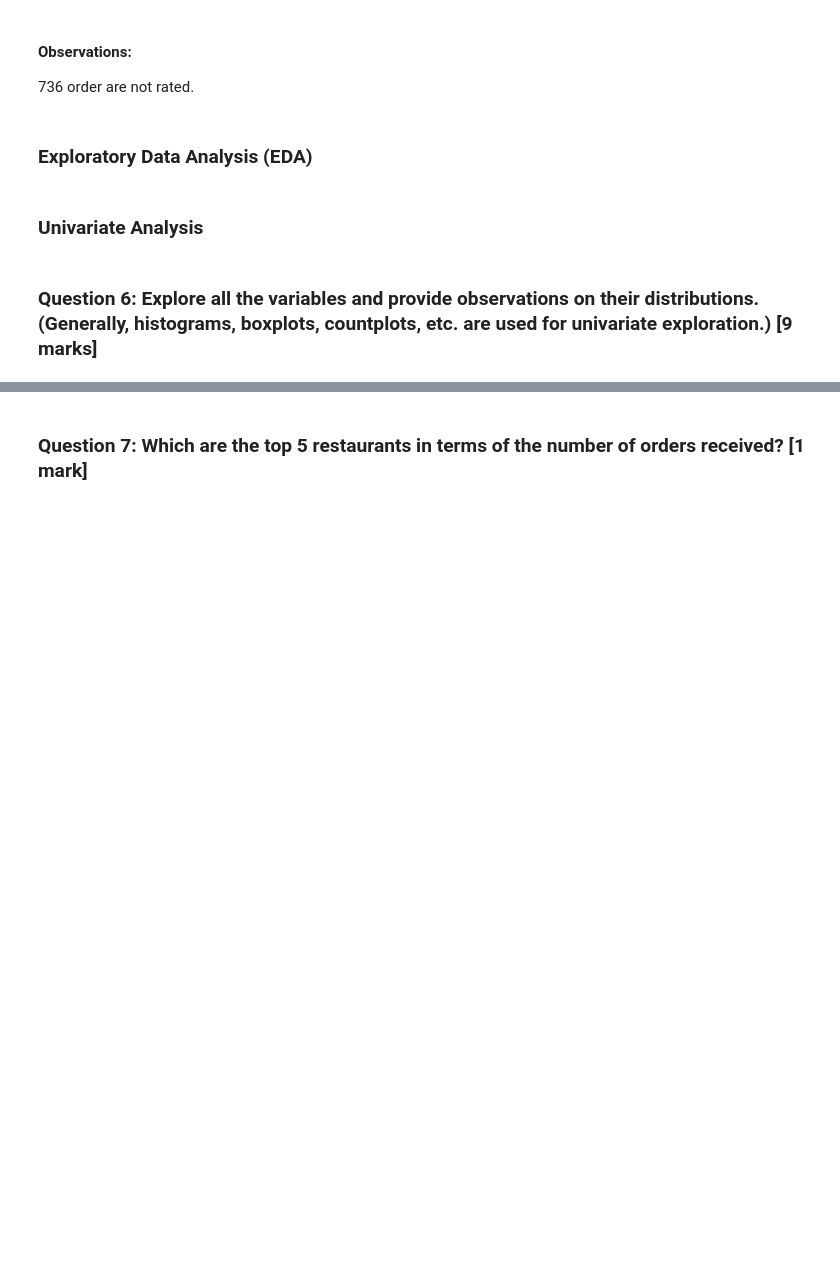
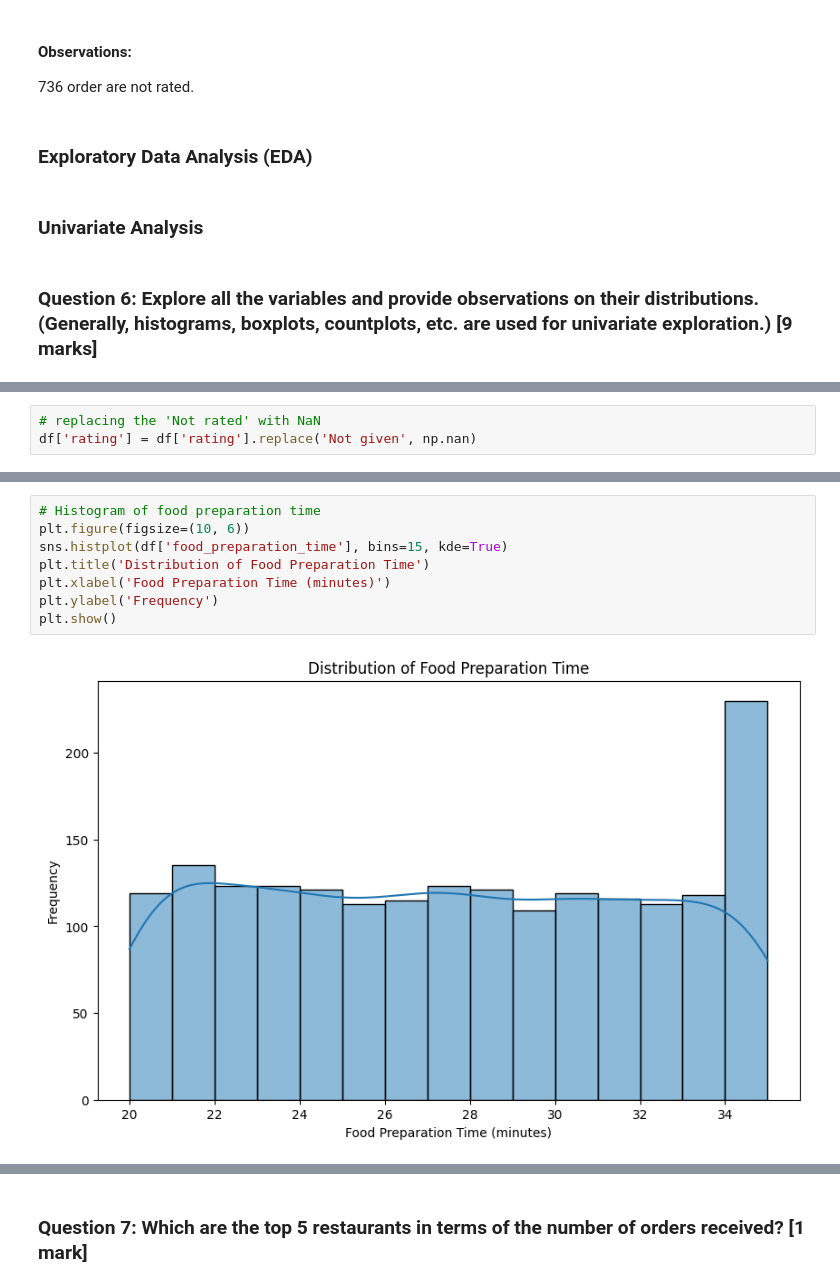
Before and after one commit to pieterkdevilliers/mit-foodhub, a Jupyter notebook: notebooks/FDS_Project_LearnerNotebook_FullCode.ipynb, the cells around one changed output, grey strips where cells are left out. Saved outputs shown, nothing was run; the diff lists cells and outputs as text; blank space fills up the shorter version.

```diff
--- a/notebooks/FDS_Project_LearnerNotebook_FullCode.ipynb
+++ b/notebooks/FDS_Project_LearnerNotebook_FullCode.ipynb
@@ -162,0 +161,3 @@ Name: count, dtype: int64
+# %%
+# replacing the 'Not rated' with NaN
+df['rating'] = df['rating'].replace('Not given', np.nan)
@@ -162,0 +203,10 @@ Name: count, dtype: int64
+# %%
+# Histogram of food preparation time
+plt.figure(figsize=(10, 6))
+sns.histplot(df['food_preparation_time'], bins=15, kde=True)
+plt.title('Distribution of Food Preparation Time')
+plt.xlabel('Food Preparation Time (minutes)')
+plt.ylabel('Frequency')
+plt.show()
+# %% [output]
+[figure, added]
```
Also changed, not shown: parts of 51 cells of this notebook.
